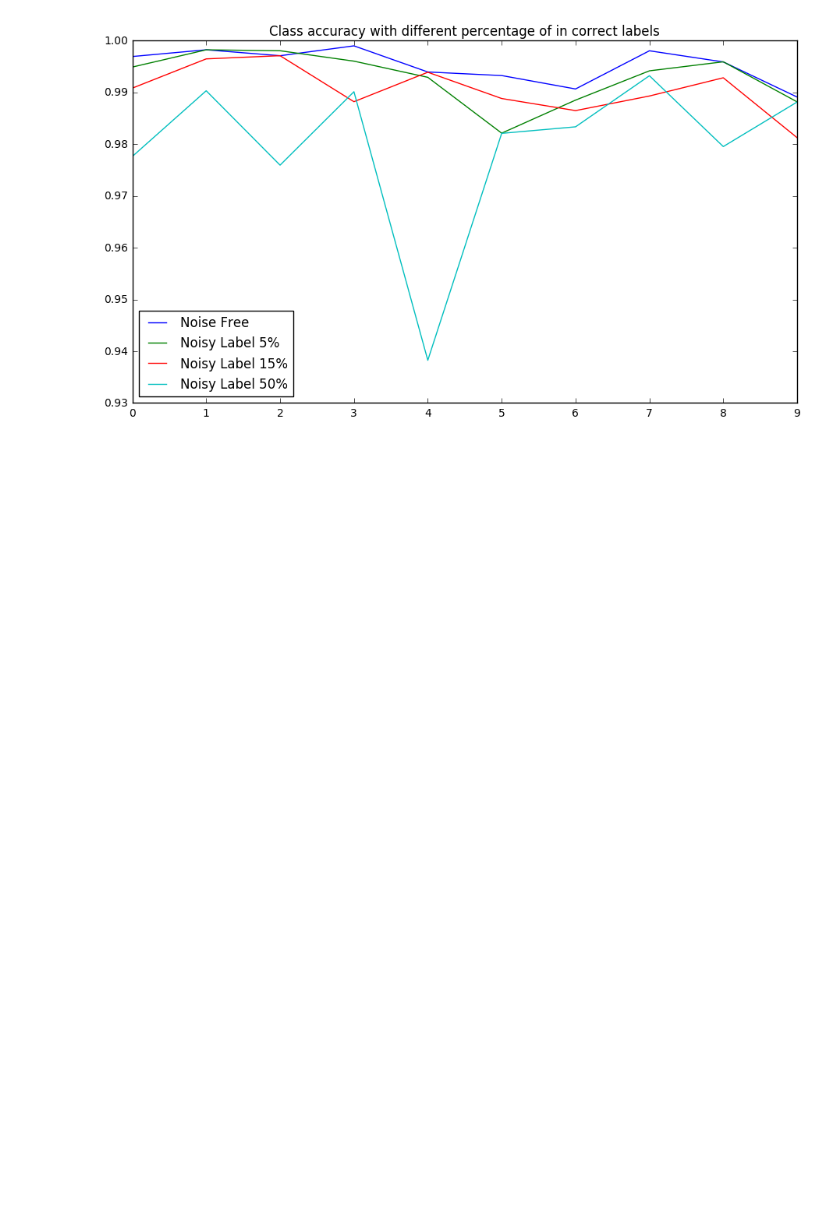
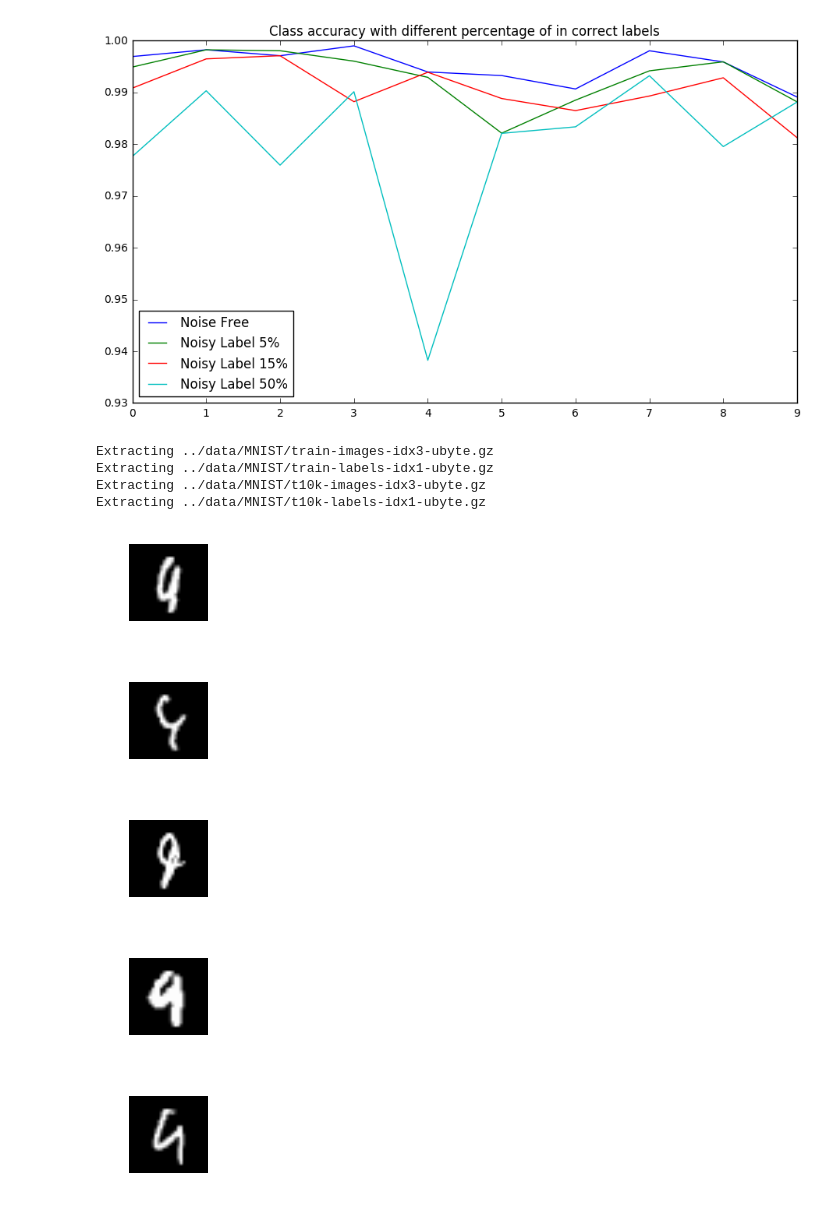
Before and after one commit to YuhuaBillChen/tf-minist-playground, a Jupyter notebook: notebook/class_accuracy.ipynb, the cells around one changed output. Cells and saved outputs as stored; diff of their text form; code cells hidden in the pictures; blank space fills up the shorter version.

```diff
--- a/notebook/class_accuracy.ipynb
+++ b/notebook/class_accuracy.ipynb
@@ -97,3 +111,24 @@ plt.legend(loc='lower left')
 plt.show()
 # %% [output]
 [figure]
+# %%
+from tensorflow.examples.tutorials.mnist import input_data
+train_dir = '../data/MNIST/';
+mnist = input_data.read_data_sets(train_dir, one_hot=True);
+# %% [output]
+Extracting ../data/MNIST/train-images-idx3-ubyte.gz
+Extracting ../data/MNIST/train-labels-idx1-ubyte.gz
+Extracting ../data/MNIST/t10k-images-idx3-ubyte.gz
+Extracting ../data/MNIST/t10k-labels-idx1-ubyte.gz
+# %%
+# Noise Free
+for im in get_error_imgs(mnist, noise_free_npy,4,9):
+    plt.figure(figsize=(1,1));
+    plot_img(im)
+    plt.axis('off')
+# %% [output]
+[figure, added]
+[figure, added]
+[figure, added]
+[figure, added]
+[figure, added]
```
Also changed, not shown: parts of 6 cells of this notebook, 1 other file.
